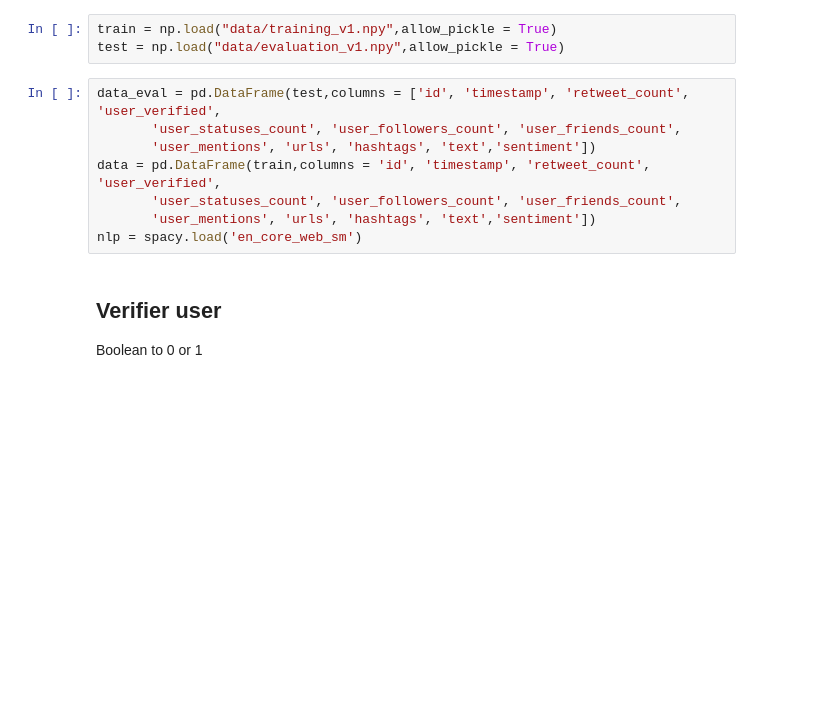
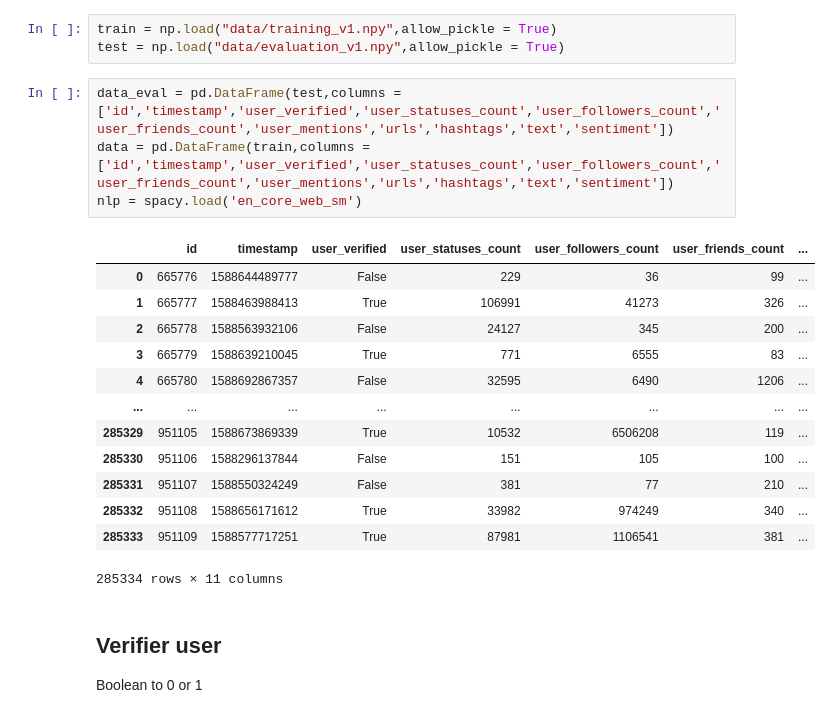
Before and after one commit to alexisgroshenry/Retweets-prediction, a Jupyter notebook: Preprocessing the data.ipynb, the cells around one changed output. Saved outputs shown, nothing was run; the diff lists cells and outputs as text; blank space fills up the shorter version.

```diff
--- a/Preprocessing the data.ipynb
+++ b/Preprocessing the data.ipynb
@@ -21,13 +21,23 @@ ModuleNotFoundError: No module named 'spacy'
 train = np.load("data/training_v1.npy",allow_pickle = True)
 test = np.load("data/evaluation_v1.npy",allow_pickle = True)
 # %%
-data_eval = pd.DataFrame(test,columns = ['id', 'timestamp', 'retweet_count', 'user_verified',
-       'user_statuses_count', 'user_followers_count', 'user_friends_count',
-       'user_mentions', 'urls', 'hashtags', 'text','sentiment'])
-data = pd.DataFrame(train,columns = 'id', 'timestamp', 'retweet_count', 'user_verified',
-       'user_statuses_count', 'user_followers_count', 'user_friends_count',
-       'user_mentions', 'urls', 'hashtags', 'text','sentiment'])
+data_eval = pd.DataFrame(test,columns = ['id','timestamp','user_verified','user_statuses_count','user_followers_count','user_friends_count','user_mentions','urls','hashtags','text','sentiment'])
+data = pd.DataFrame(train,columns = ['id','timestamp','user_verified','user_statuses_count','user_followers_count','user_friends_count','user_mentions','urls','hashtags','text','sentiment'])
 nlp = spacy.load('en_core_web_sm')
+# %% [output]
+|  | id | timestamp | user_verified | user_statuses_count | user_followers_count | user_friends_count | ... |
+| 0 | 665776 | 1588644489777 | False | 229 | 36 | 99 | ... |
+| 1 | 665777 | 1588463988413 | True | 106991 | 41273 | 326 | ... |
+| 2 | 665778 | 1588563932106 | False | 24127 | 345 | 200 | ... |
+| 3 | 665779 | 1588639210045 | True | 771 | 6555 | 83 | ... |
+| 4 | 665780 | 1588692867357 | False | 32595 | 6490 | 1206 | ... |
+| ... | ... | ... | ... | ... | ... | ... | ... |
+| 285329 | 951105 | 1588673869339 | True | 10532 | 6506208 | 119 | ... |
+| 285330 | 951106 | 1588296137844 | False | 151 | 105 | 100 | ... |
+| 285331 | 951107 | 1588550324249 | False | 381 | 77 | 210 | ... |
+| 285332 | 951108 | 1588656171612 | True | 33982 | 974249 | 340 | ... |
+| 285333 | 951109 | 1588577717251 | True | 87981 | 1106541 | 381 | ... |
+285334 rows × 11 columns
 # %% [markdown]
 ## Verifier user
 
```
